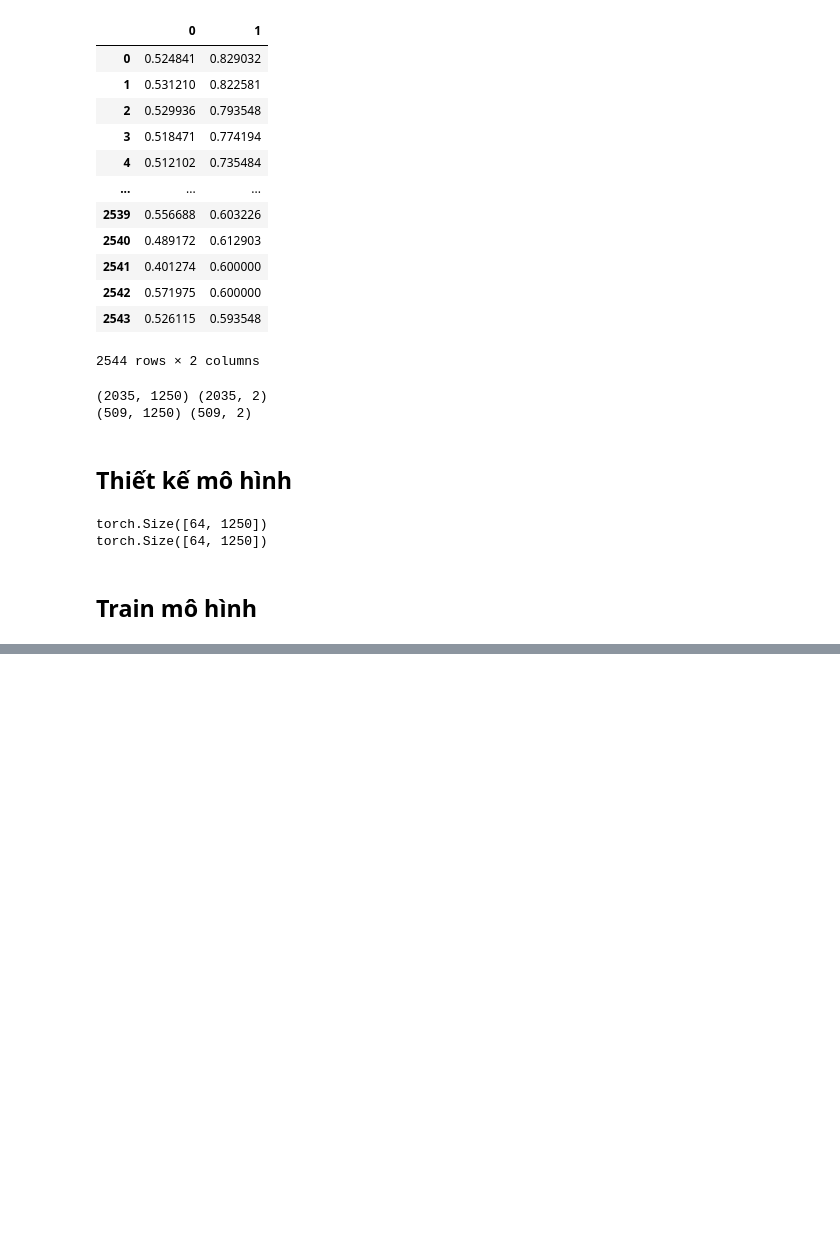
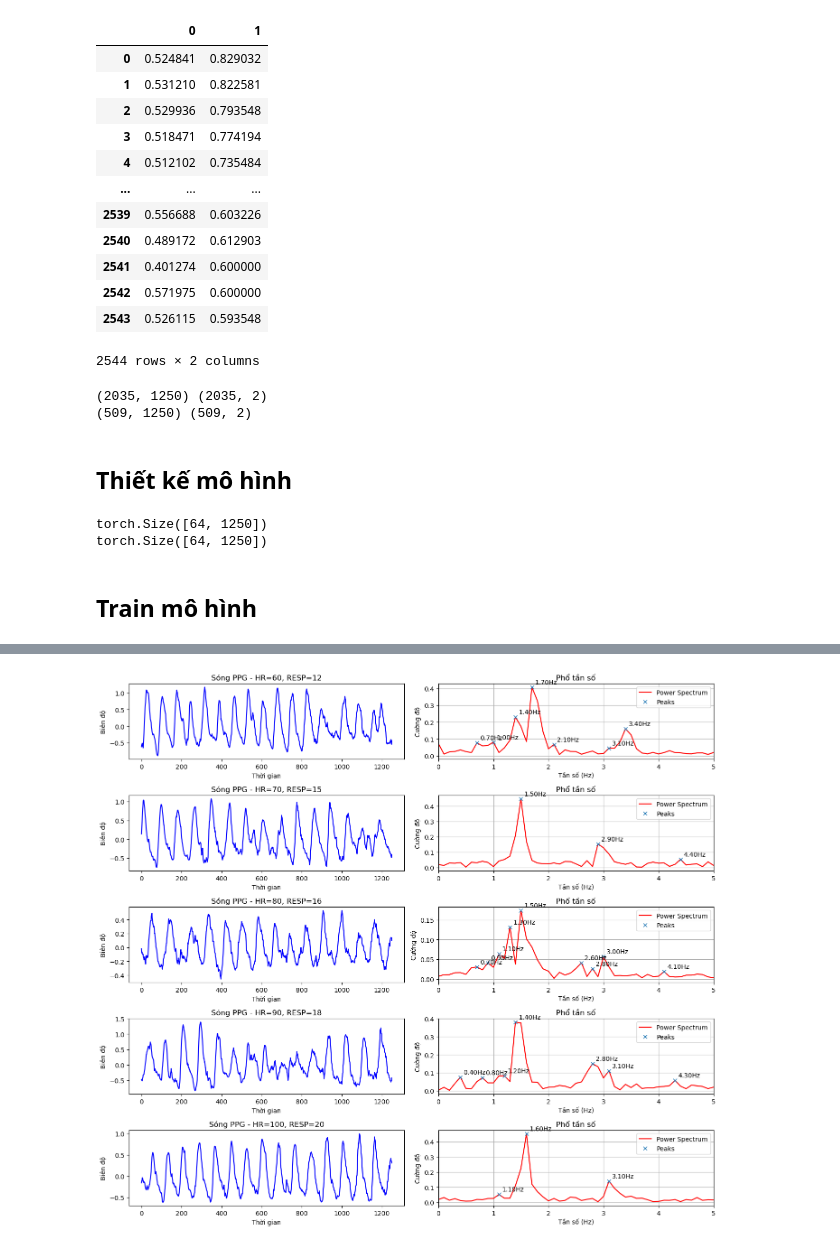
Before and after one commit to phucnguyenhoank/giua_ky_final, a Jupyter notebook: t4.ipynb, the cells around one changed output, grey strips where cells are left out. Drawn from its saved outputs; the diff is of its cells as text; code cells hidden in the pictures; blank space fills up the shorter version.

```diff
--- a/t4.ipynb
+++ b/t4.ipynb
@@ -1076,0 +1039,69 @@ plt.show()
+# %%
+from scipy.signal import find_peaks
+from scipy.fft import fft, fftfreq
+
+# Số mẫu PPG muốn tạo
+num_generated = 5
+
+# Tạo latent vector ngẫu nhiên
+z = torch.randn(num_generated, latent_dim)
+
+# Tạo điều kiện HR và RESP gốc
+conditions_generated_raw = np.array([
+    [60, 12],
+    [70, 15],
+    [80, 16],
+    [90, 18],
+    [100, 20]
+])
+
+# Chuẩn hóa giống với conditions
+conditions_generated_norm = minmax_scaler.transform(conditions_generated_raw)
+conditions_generated_norm = torch.FloatTensor(conditions_generated_norm)
+
+# Tạo PPG mới
+cvae_loaded.eval()
+with torch.no_grad():
+    ppg_generated = cvae_loaded.decoder(z, conditions_generated_norm)
+
+# Thông số FFT
+fs = 125  # tần số lấy mẫu
+duration = 10
+
+# Tạo lưới biểu đồ 5 hàng, 2 cột
+fig, axs = plt.subplots(num_generated, 2, figsize=(14, 2.5 * num_generated))
+
+for i in range(num_generated):
+    signal = ppg_generated[i].numpy()
+    hr, resp = conditions_generated_raw[i]
+
+    # Biểu đồ sóng (trái)
+    axs[i, 0].plot(signal, color='b')
+    axs[i, 0].set_title(f'Sóng PPG - HR={hr}, RESP={resp}')
+    axs[i, 0].set_xlabel('Thời gian')
+    axs[i, 0].set_ylabel('Biên độ')
+
+    # Biểu đồ phổ tần số (phải)
+    n = len(signal)
+    yf = fft(signal)
+    xf = fftfreq(n, 1/fs)[:n//2]
+    power_spectrum = 2.0/n * np.abs(yf[0:n//2])
+    peaks, _ = find_peaks(power_spectrum, height=np.max(power_spectrum)*0.1)
+    peak_freqs = xf[peaks]
+    peak_values = power_spectrum[peaks]
+
+    axs[i, 1].plot(xf, power_spectrum, 'r-', label='Power Spectrum')
+    axs[i, 1].plot(peak_freqs, peak_values, "x", label='Peaks')
+    for freq, val in zip(peak_freqs, peak_values):
+        axs[i, 1].annotate(f'{freq:.2f}Hz', (freq, val), xytext=(5, 5), textcoords='offset points')
+    axs[i, 1].set_xlim(0, 5)
+    axs[i, 1].set_xlabel('Tần số (Hz)')
+    axs[i, 1].set_ylabel('Cường độ')
+    axs[i, 1].set_title('Phổ tần số')
+    axs[i, 1].grid(True)
+    axs[i, 1].legend()
+
+plt.tight_layout()
+plt.show()
+# %% [output]
+[figure, added]
```
Also changed, not shown: parts of 16 cells of this notebook, 2 other files.
